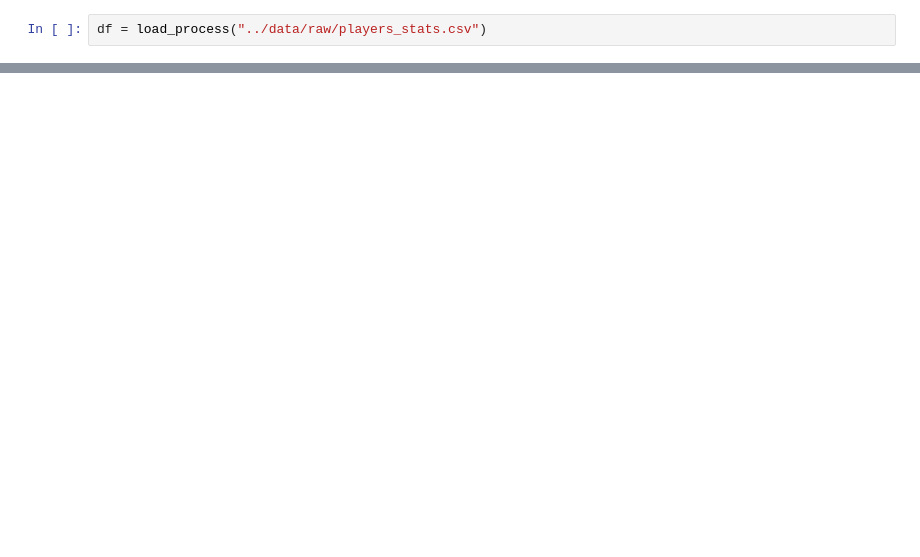
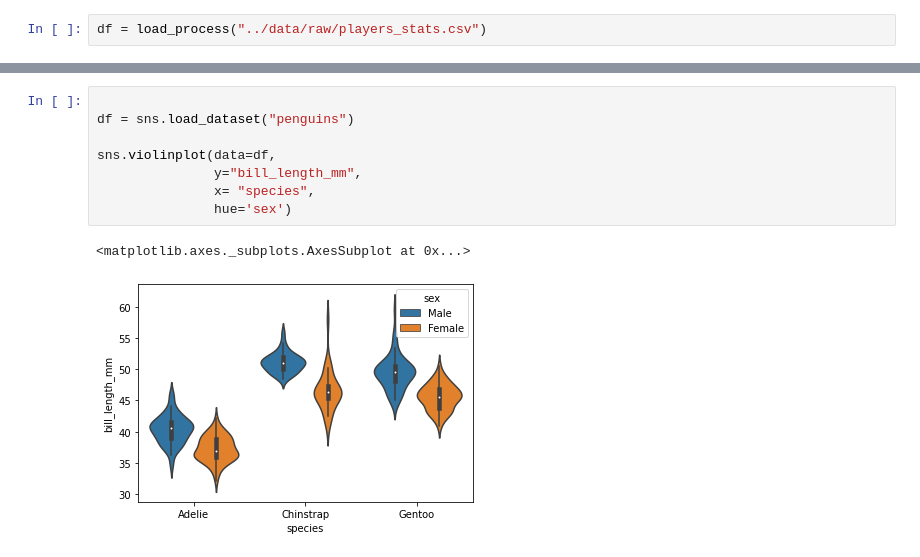
Before and after one commit to data301-2020-winter2/amir_project, a Jupyter notebook: analysis/project.ipynb, the cells around one changed output, grey strips where cells are left out. Saved outputs shown, nothing was run; the diff lists cells and outputs as text; blank space fills up the shorter version.

```diff
--- a/analysis/project.ipynb
+++ b/analysis/project.ipynb
@@ -22,0 +133,11 @@ df.d
+# %%
+
+df = sns.load_dataset("penguins")
+
+sns.violinplot(data=df,
+               y="bill_length_mm",
+               x= "species",
+               hue='sex')
+# %% [output]
+<matplotlib.axes._subplots.AxesSubplot at 0x...>
+[figure, added]
```
Also changed, not shown: parts of 27 cells of this notebook, 2 other files.
